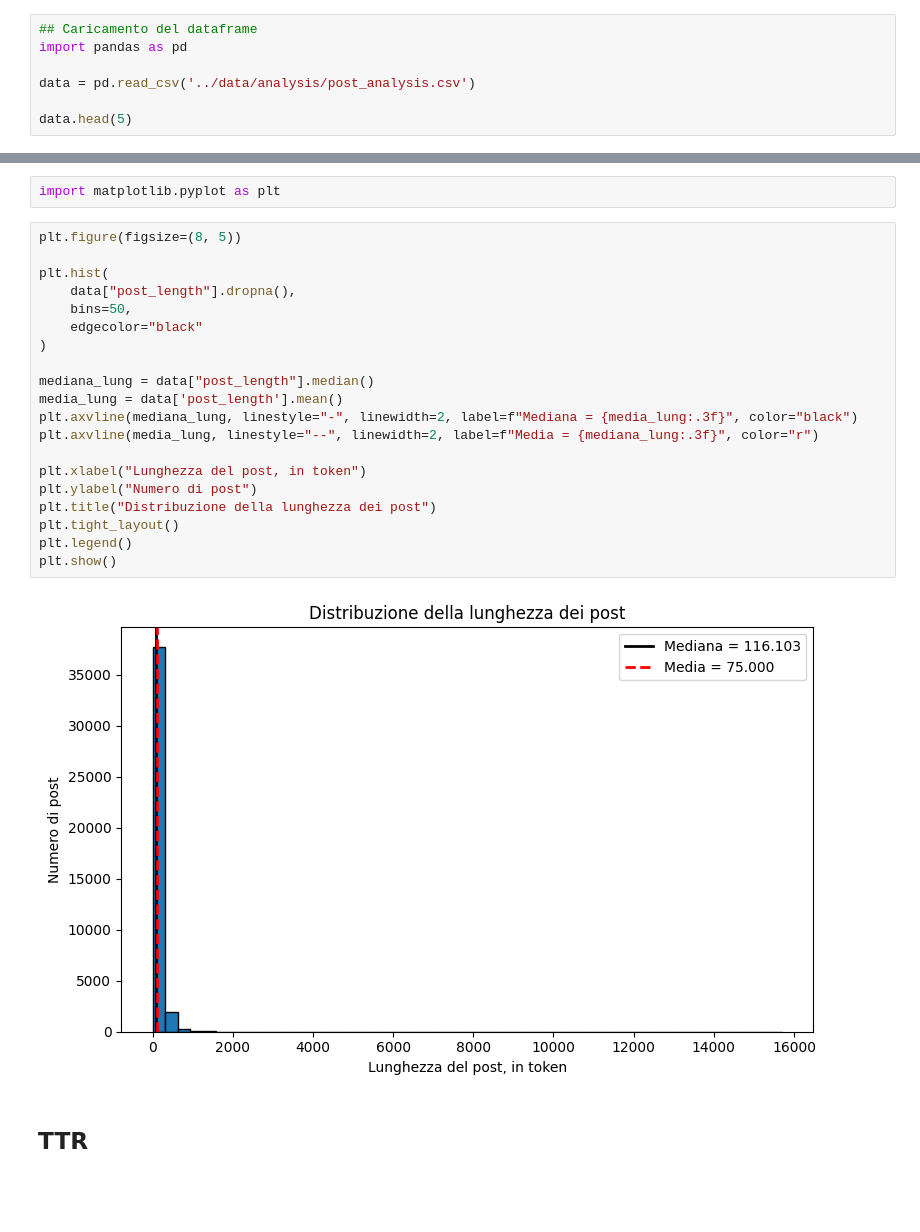
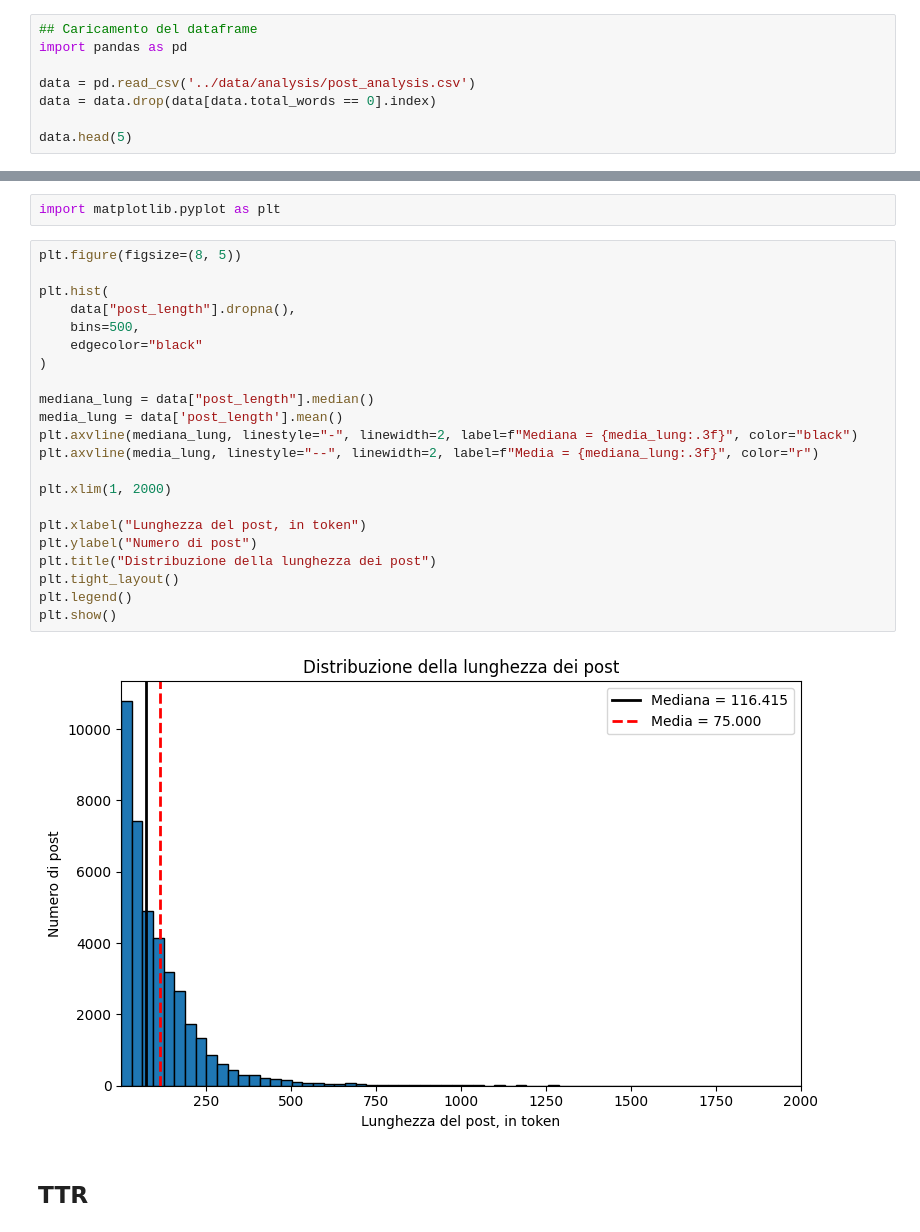
Before and after one commit to in-bloom/progetto_tirocinio, a Jupyter notebook: notebooks/2_analisi_post.ipynb, the cells around one changed output, grey strips where cells are left out. Drawn from its saved outputs; the diff is of its cells as text; blank space fills up the shorter version.

```diff
--- a/notebooks/2_analisi_post.ipynb
+++ b/notebooks/2_analisi_post.ipynb
@@ -7,6 +7,7 @@ In questo notebook, dopo l'esecuzione dello script _post_analysis.py_, che perme
 import pandas as pd
 
 data = pd.read_csv('../data/analysis/post_analysis.csv')
+data = data.drop(data[data.total_words == 0].index)
 
 data.head(5)
 # %% [output]
@@ -46,25 +47,27 @@ import matplotlib.pyplot as plt
 # %%
 plt.figure(figsize=(8, 5))
 
 plt.hist(
     data["post_length"].dropna(),
-    bins=50,
+    bins=500,
     edgecolor="black"
 )
 
 mediana_lung = data["post_length"].median()
 media_lung = data['post_length'].mean()
 plt.axvline(mediana_lung, linestyle="-", linewidth=2, label=f"Mediana = {media_lung:.3f}", color="black")
 plt.axvline(media_lung, linestyle="--", linewidth=2, label=f"Media = {mediana_lung:.3f}", color="r")
 
+plt.xlim(1, 2000)
+
 plt.xlabel("Lunghezza del post, in token")
 plt.ylabel("Numero di post")
 plt.title("Distribuzione della lunghezza dei post")
 plt.tight_layout()
 plt.legend()
 plt.show()
 # %% [output]
-[figure, old version]
+[figure, new version]
 # %% [markdown]
 ## TTR
 # %%
```
Also changed, not shown: parts of 5 cells of this notebook.
